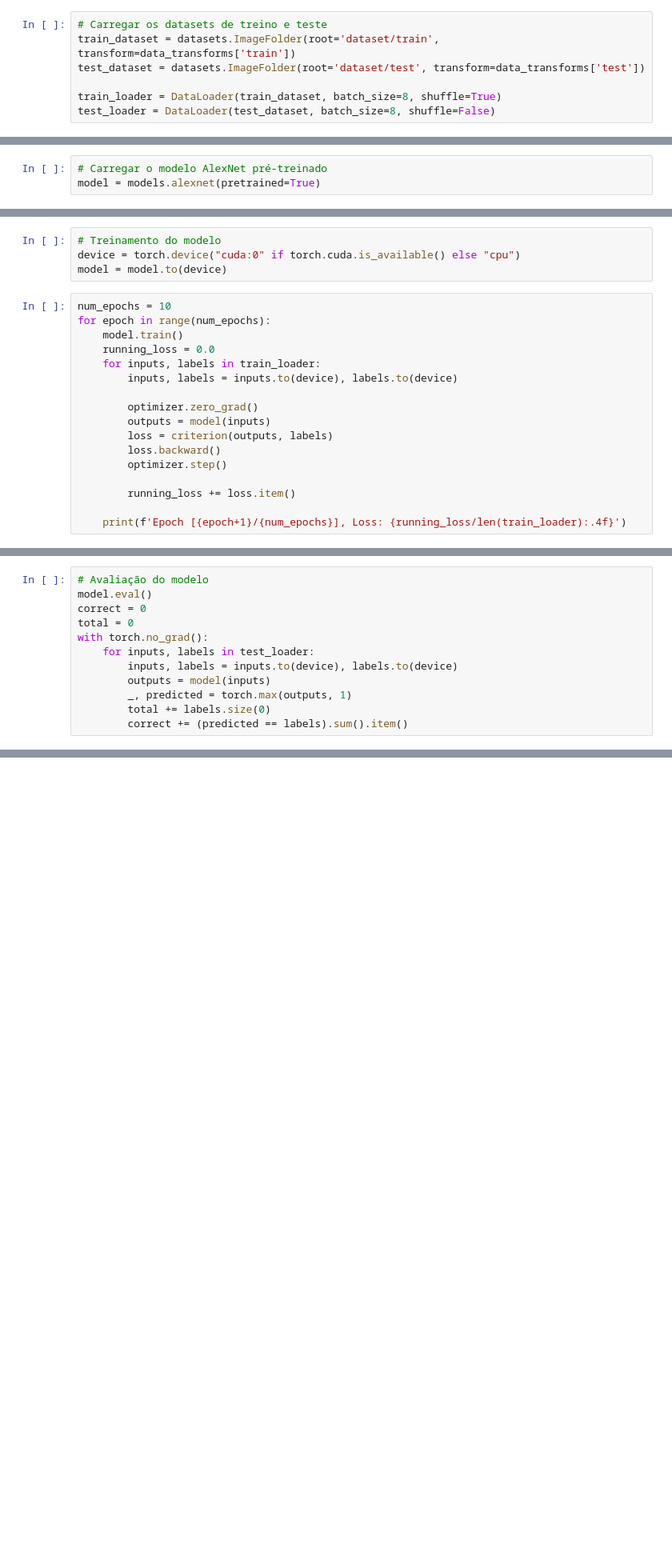
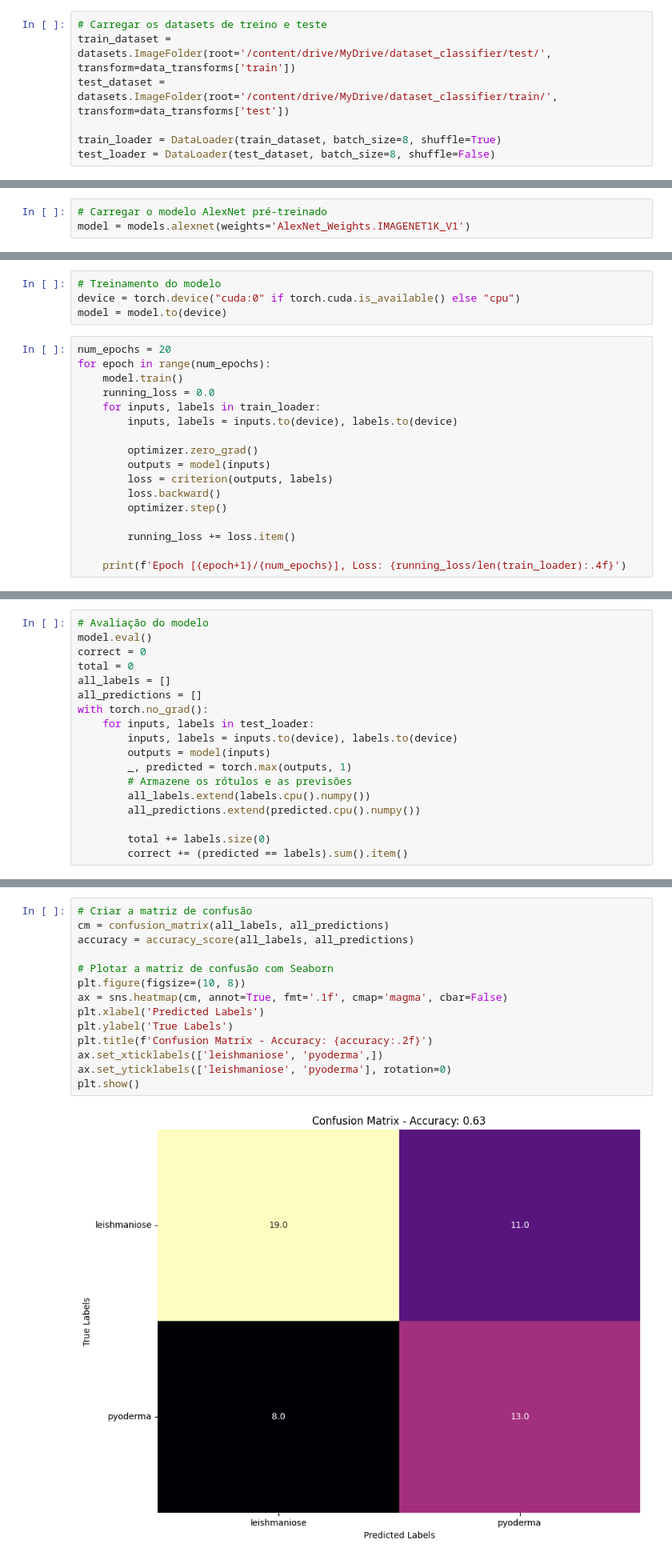
Before and after one commit to Eric-Oliveira-ds/leishticIA, a Jupyter notebook: AlexNet_classifier.ipynb, the cells around one changed output, grey strips where cells are left out. Shown at 80% size. Cells and saved outputs as stored; diff of their text form; blank space fills up the shorter version.

```diff
--- a/AlexNet_classifier.ipynb
+++ b/AlexNet_classifier.ipynb
@@ -30,8 +33,8 @@ data_transforms = {
 }
 # %%
 # Carregar os datasets de treino e teste
-train_dataset = datasets.ImageFolder(root='dataset/train', transform=data_transforms['train'])
-test_dataset = datasets.ImageFolder(root='dataset/test', transform=data_transforms['test'])
+train_dataset = datasets.ImageFolder(root='/content/drive/MyDrive/dataset_classifier/test/', transform=data_transforms['train'])
+test_dataset = datasets.ImageFolder(root='/content/drive/MyDrive/dataset_classifier/train/', transform=data_transforms['test'])
 
 train_loader = DataLoader(train_dataset, batch_size=8, shuffle=True)
 test_loader = DataLoader(test_dataset, batch_size=8, shuffle=False)
@@ -38,6 +61,6 @@ test_loader = DataLoader(test_dataset, batch_size=8, shuffle=False)
 # %%
 # Carregar o modelo AlexNet pré-treinado
-model = models.alexnet(pretrained=True)
+model = models.alexnet(weights='AlexNet_Weights.IMAGENET1K_V1')
 # %%
 # Congelar os parâmetros do modelo para evitar treinar toda a rede
 for param in model.parameters():
@@ -55,7 +82,7 @@ optimizer = optim.Adam(model.classifier[6].parameters(), lr=0.001)
 device = torch.device("cuda:0" if torch.cuda.is_available() else "cpu")
 model = model.to(device)
 # %%
-num_epochs = 10
+num_epochs = 20
 for epoch in range(num_epochs):
     model.train()
     running_loss = 0.0
@@ -76,11 +124,17 @@ for epoch in range(num_epochs):
 model.eval()
 correct = 0
 total = 0
+all_labels = []
+all_predictions = []
 with torch.no_grad():
     for inputs, labels in test_loader:
         inputs, labels = inputs.to(device), labels.to(device)
         outputs = model(inputs)
         _, predicted = torch.max(outputs, 1)
+        # Armazene os rótulos e as previsões
+        all_labels.extend(labels.cpu().numpy())
+        all_predictions.extend(predicted.cpu().numpy())
+
         total += labels.size(0)
         correct += (predicted == labels).sum().item()
 # %%
@@ -87,0 +155,16 @@ print(f'Acurácia no conjunto de teste: {100 * correct / total:.2f}%')
+# %%
+# Criar a matriz de confusão
+cm = confusion_matrix(all_labels, all_predictions)
+accuracy = accuracy_score(all_labels, all_predictions)
+
+# Plotar a matriz de confusão com Seaborn
+plt.figure(figsize=(10, 8))
+ax = sns.heatmap(cm, annot=True, fmt='.1f', cmap='magma', cbar=False)
+plt.xlabel('Predicted Labels')
+plt.ylabel('True Labels')
+plt.title(f'Confusion Matrix - Accuracy: {accuracy:.2f}')
+ax.set_xticklabels(['leishmaniose', 'pyoderma',])
+ax.set_yticklabels(['leishmaniose', 'pyoderma'], rotation=0)
+plt.show()
+# %% [output]
+[figure, added]
```
Also changed, not shown: parts of 11 cells of this notebook.
